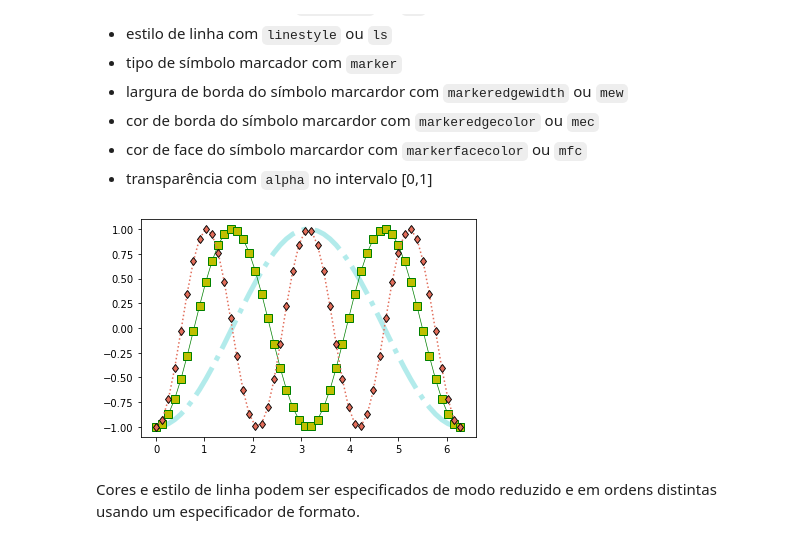
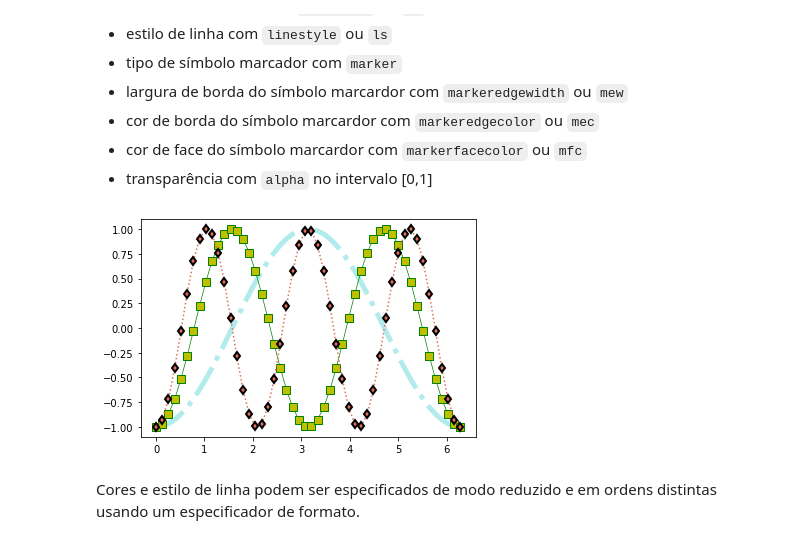
Before and after one commit to gcpeixoto/FMECD, a Jupyter notebook: ipynb/04b-plotagem-matplotlib.ipynb, the cells around one changed output. Cells and saved outputs as stored; diff of their text form; code cells hidden in the pictures.

```diff
--- a/ipynb/04b-plotagem-matplotlib.ipynb
+++ b/ipynb/04b-plotagem-matplotlib.ipynb
@@ -158,13 +158,13 @@ Altere:
 # %%
 g = lambda a,b: a*np.cos(b*t + np.pi) # assume t anterior
 
 # estude cada exemplo
 # a ordem do 3o. argumento em diante pode mudar
-plt.plot(t,g(1,1),color='c',linewidth=5,linestyle='-.',alpha=0.3)
+plt.plot(t,g(1,1),color='c',linewidth=5,linestyle='-.',alpha=.3)
 plt.plot(t,g(1,2),c='g',ls='-',lw='.7',marker='s',mfc='y',ms=8)
-plt.plot(t,g(1,3),c='#e26d5a',ls=':', marker='d',mec='k',mew=0.9);
+plt.plot(t,g(1,3),c='#e26d5a',ls=':', marker='d',mec='k',mew=2.0);
 # %% [output]
-[figure, old version]
+[figure, new version]
 # %% [markdown]
 Cores e estilo de linha podem ser especificados de modo reduzido e em ordens distintas usando um especificador de formato.
 # %%
```
Also changed, not shown: parts of 8 cells of this notebook, 7 other files.
